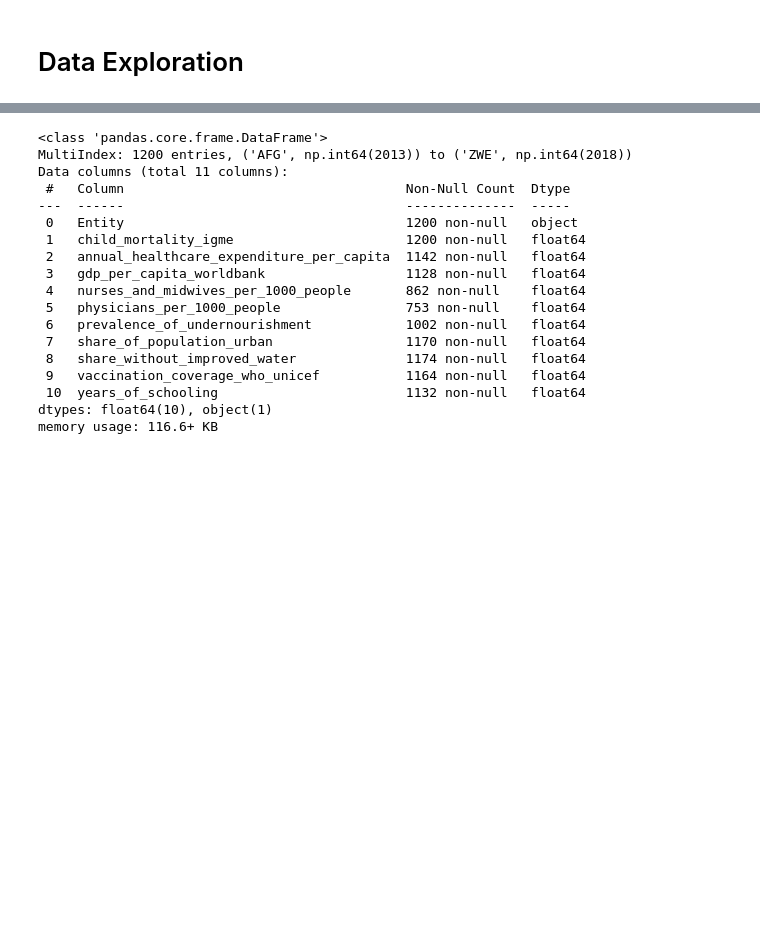
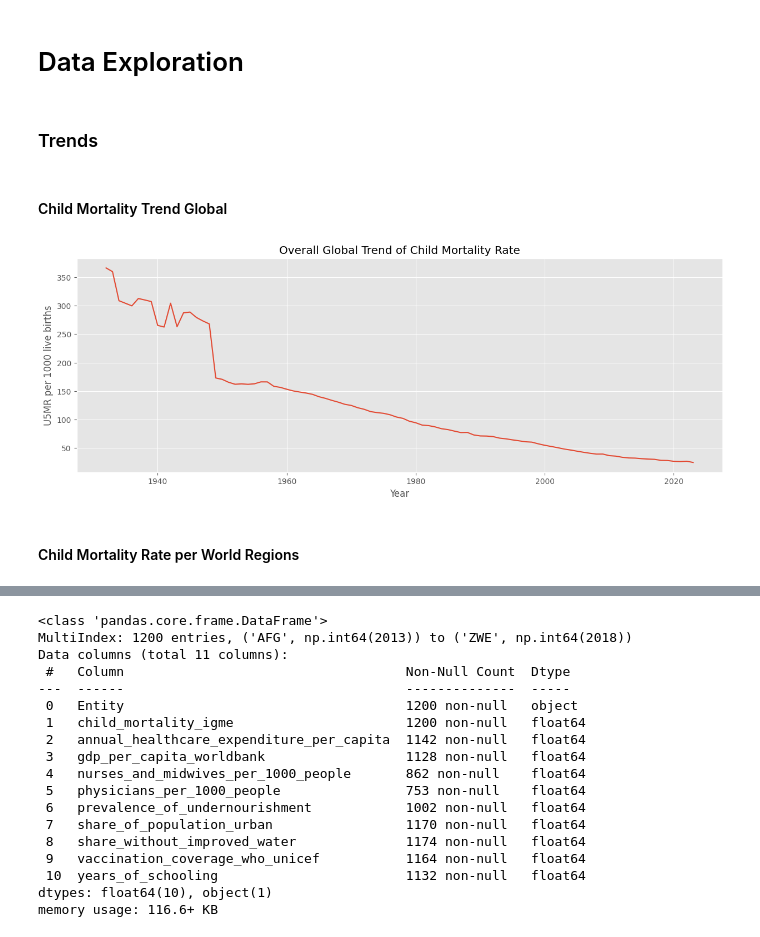
Before and after one commit to HamzahFayad/master_thesis_child_mortality, a Jupyter notebook: 01_notebooks/1_data_exploration.ipynb, the cells around one changed output, grey strips where cells are left out. Drawn from its saved outputs; the diff is of its cells as text; code cells hidden in the pictures; blank space fills up the shorter version.

```diff
--- a/01_notebooks/1_data_exploration.ipynb
+++ b/01_notebooks/1_data_exploration.ipynb
@@ -7 +9,22 @@ import seaborn as sns
 plt.style.use('ggplot')
+# %% [markdown]
+### Trends
+# %%
+# globale und regionale Trends der U5MR - mit dem großen raw_merged dataset
+raw_merged_df = pd.read_csv("../00_data/1_interim/raw_merged_data.csv")
+raw_merged_df["child_mortality_igme"] = raw_merged_df["child_mortality_igme"] * 10
+
+world_regions = pd.read_csv("../00_data/1_interim/world-regions-worldbank.csv")
+world_regions = world_regions.rename(columns={"Entity": "entity", "Year": "year"})
+# %% [markdown]
+#### Child Mortality Trend Global
+# %%
+plt.figure(figsize=(15,5))
+sns.lineplot(data=raw_merged_df, x="Year", y="child_mortality_igme", errorbar=None)
+plt.ylabel("U5MR per 1000 live births")
+plt.title("Overall Global Trend of Child Mortality Rate")
+plt.show()
+# %% [output]
+[figure, added]
+# %% [markdown]
+#### Child Mortality Rate per World Regions
```
Also changed, not shown: parts of 10 cells of this notebook, 8 other files.
